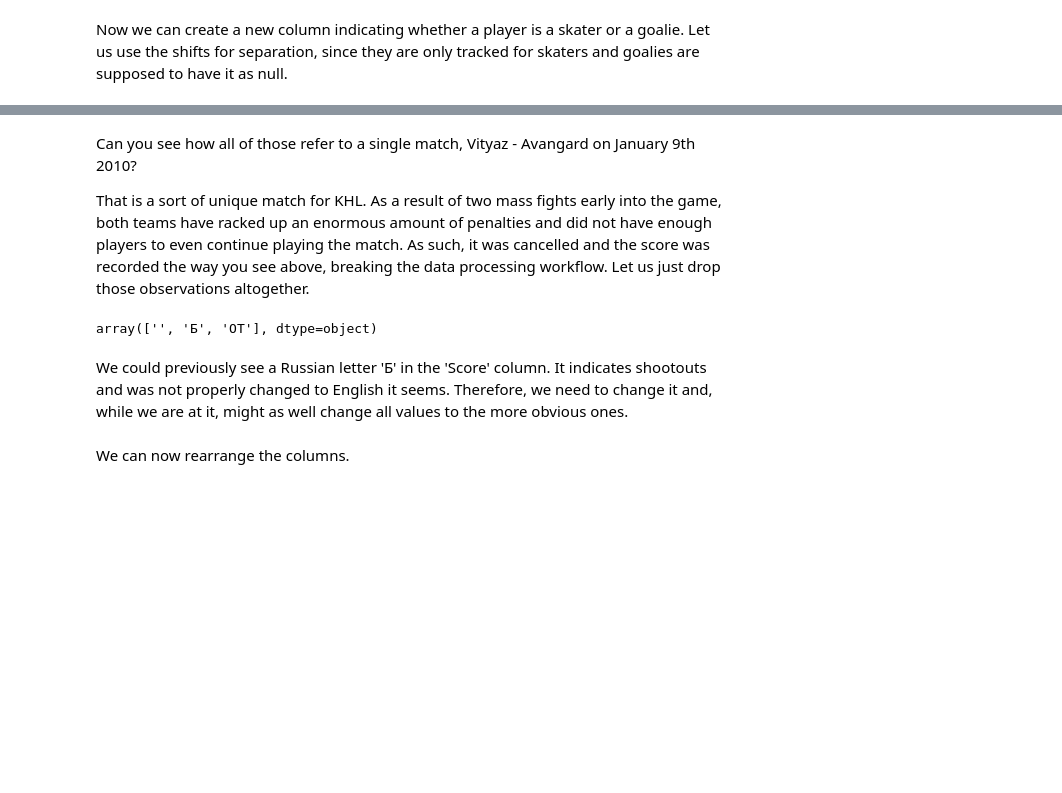
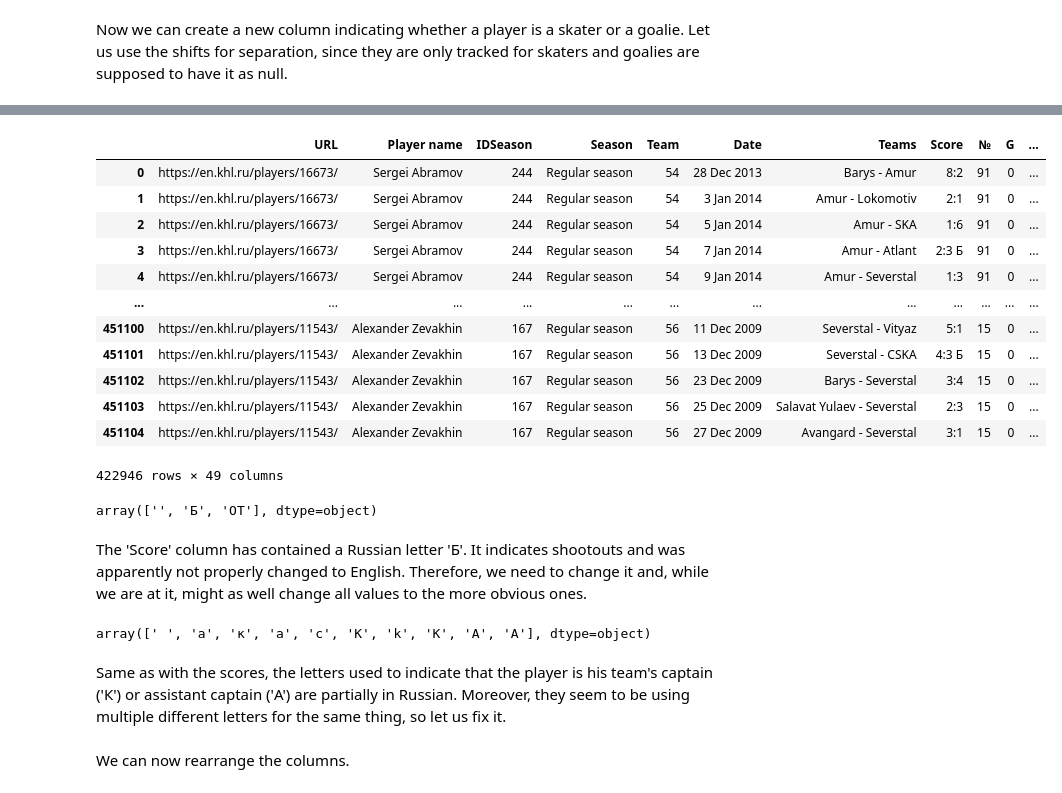
Before and after one commit to Dark-Hobbit/khl, a Jupyter notebook: stage_2/players_processing_match.ipynb, the cells around one changed output, grey strips where cells are left out. Cells and saved outputs as stored; diff of their text form; code cells hidden in the pictures; blank space fills up the shorter version.

```diff
--- a/stage_2/players_processing_match.ipynb
+++ b/stage_2/players_processing_match.ipynb
@@ -161,4 +162,0 @@ players_match[players_match['Score'] == '(-:-)']
-# %% [markdown]
-Can you see how all of those refer to a single match, Vityaz - Avangard on January 9th 2010?
-
-That is a sort of unique match for KHL. As a result of two mass fights early into the game, both teams have racked up an enormous amount of penalties and did not have enough players to even continue playing the match. As such, it was cancelled and the score was recorded the way you see above, breaking the data processing workflow. Let us just drop those observations altogether.
@@ -165,35 +184,61 @@ That is a sort of unique match for KHL. As a result of two mass fights early int
 # %%
-players_match = players_match[players_match['Score'] != '(-:-)']
-
-# We do not really need the 'IDSeason' column, as the current 'Season' column is indicative enough.
-players_match = players_match.drop('IDSeason', axis=1)
-
 # Separating the 'Season' column into the type of season and the years would allow us to more easily sort it.
 players_match['Year'] = players_match['Season'].apply(lambda x: x[-9:])
 players_match['Season'] = players_match['Season'].apply(lambda x: x[:-10])
 
-# We need to separate the teams into two columns.
-# It is important to remove the trailling spaces from the results.
-players_match['Home_team'] = players_match['Teams'].apply(lambda x: x.split('-')[0].strip())
-players_match['Away_team'] = players_match['Teams'].apply(lambda x: x.split('-')[1].strip())
-
-# Now separating the match score into each team's corresponding score.
-# In addition, we will create a 'Length' column that will indicate in which period the game has ended.
-# The split on a space separates the scores from an overtime indicator, and the split on a colon separates teams' scores.
+# Now separating the 'Score' into each team's score, using a split by colon.
+# In addition, we will create a 'Length' column that indicates in which period the game has ended.
+# The split on a space separates the scores from an overtime indicator.
 players_match['Home_score'] = players_match['Score'].apply(lambda x: x.split(' ')[0].split(':')[0])
 players_match['Away_score'] = players_match['Score'].apply(lambda x: x.split(' ')[0].split(':')[1])
 
 # We cannot just take the second element from the split since the list will only contain 1 element if there is no overtime.
-# But we can artificially create an extra element in a list by padding the string with an extra space at the end.
+# But we can artificially create an extra element in a list by padding the string with an extra whitespace at the end.
 # This trick allows us to take the overtime indicator if it is present or a blank string if it is not.
 players_match['Length'] = players_match['Score'].apply(lambda x: (x + ' ').split(' ')[1])
+
+
+# We can use a similar approach to separate the 'Teams' column into each team's name and captaincy indicator.
+# The splits used would be hyphen for team names and parenthesis for captaincy.
+players_match['Home_team'] = players_match['Teams'].apply(lambda x: x.split('-')[0].strip())
+players_match['Away_team'] = players_match['Teams'].apply(lambda x: x.split('-')[1].strip())
+
+# Same as before, we need some padding so there is always at least 2 elements in the list.
+# Also, the captaincy indicator is only 1 letter long and is not at the end of the string.
+players_match['Captain'] = players_match['Teams'].apply(lambda x: (x + '( ').split('(')[1][0])
+
+# Finally, let us fix the icetime and add icetime in seconds.
+players_match['TOI'] = players_match['TOI'].apply(icetime_fix)
+players_match['TOI_seconds'] = players_match['TOI'].apply(icetime_seconds)
+players_match
+# %% [output]
+|  | URL | Player name | IDSeason | Season | Team | Date | Teams | Score | № | G | ... |
+| 0 | https://en.khl.ru/players/16673/ | Sergei Abramov | 244 | Regular season | 54 | 28 Dec 2013 | Barys - Amur | 8:2 | 91 | 0 | ... |
+| 1 | https://en.khl.ru/players/16673/ | Sergei Abramov | 244 | Regular season | 54 | 3 Jan 2014 | Amur - Lokomotiv | 2:1 | 91 | 0 | ... |
+| 2 | https://en.khl.ru/players/16673/ | Sergei Abramov | 244 | Regular season | 54 | 5 Jan 2014 | Amur - SKA | 1:6 | 91 | 0 | ... |
+| 3 | https://en.khl.ru/players/16673/ | Sergei Abramov | 244 | Regular season | 54 | 7 Jan 2014 | Amur - Atlant | 2:3 Б | 91 | 0 | ... |
+| 4 | https://en.khl.ru/players/16673/ | Sergei Abramov | 244 | Regular season | 54 | 9 Jan 2014 | Amur - Severstal | 1:3 | 91 | 0 | ... |
+| ... | ... | ... | ... | ... | ... | ... | ... | ... | ... | ... | ... |
+| 451100 | https://en.khl.ru/players/11543/ | Alexander Zevakhin | 167 | Regular season | 56 | 11 Dec 2009 | Severstal - Vityaz | 5:1 | 15 | 0 | ... |
+| 451101 | https://en.khl.ru/players/11543/ | Alexander Zevakhin | 167 | Regular season | 56 | 13 Dec 2009 | Severstal - CSKA | 4:3 Б | 15 | 0 | ... |
+| 451102 | https://en.khl.ru/players/11543/ | Alexander Zevakhin | 167 | Regular season | 56 | 23 Dec 2009 | Barys - Severstal | 3:4 | 15 | 0 | ... |
+| 451103 | https://en.khl.ru/players/11543/ | Alexander Zevakhin | 167 | Regular season | 56 | 25 Dec 2009 | Salavat Yulaev - Severstal | 2:3 | 15 | 0 | ... |
+| 451104 | https://en.khl.ru/players/11543/ | Alexander Zevakhin | 167 | Regular season | 56 | 27 Dec 2009 | Avangard - Severstal | 3:1 | 15 | 0 | ... |
+422946 rows × 49 columns
 # %%
 # What values do we have here?
 players_match['Length'].unique()
 # %% [output]
 array(['', 'Б', 'ОТ'], dtype=object)
 # %% [markdown]
-We could previously see a Russian letter 'Б' in the 'Score' column. It indicates shootouts and was not properly changed to English it seems. Therefore, we need to change it and, while we are at it, might as well change all values to the more obvious ones.
+The 'Score' column has contained a Russian letter 'Б'. It indicates shootouts and was apparently not properly changed to English. Therefore, we need to change it and, while we are at it, might as well change all values to the more obvious ones.
 # %%
 length_dict = {'': 'Standard', 'ОТ': 'Overtime', 'Б': 'Shootouts'}
 players_match['Length'] = players_match['Length'].map(length_dict)
+# %%
+# What about here?
+players_match['Captain'].unique()
+# %% [output]
+array([' ', 'а', 'к', 'a', 'c', 'K', 'k', 'К', 'А', 'A'], dtype=object)
+# %% [markdown]
+Same as with the scores, the letters used to indicate that the player is his team's captain ('К') or assistant captain ('А') are partially in Russian. Moreover, they seem to be using multiple different letters for the same thing, so let us fix it.
```
Also changed, not shown: parts of 20 cells of this notebook.
